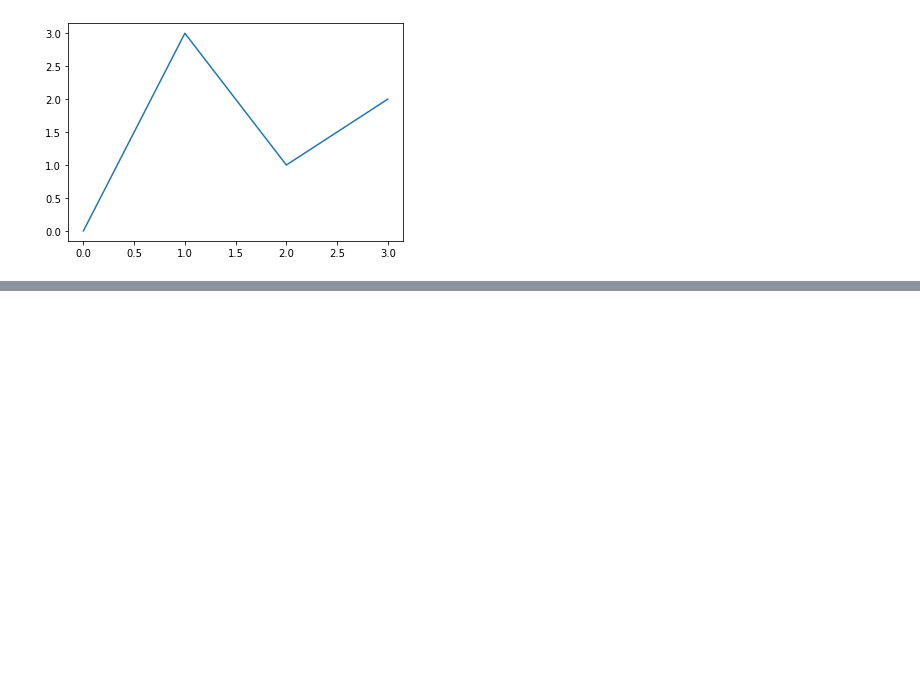
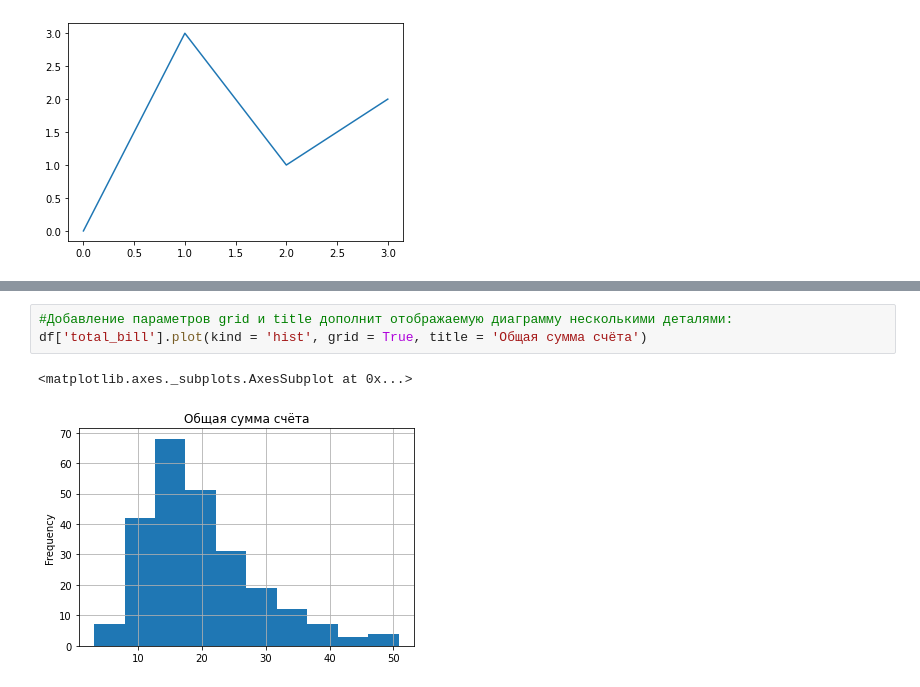
Before and after one commit to tempcat07/numpy, a Jupyter notebook: mynump.ipynb, the cells around one changed output, grey strips where cells are left out. Drawn from its saved outputs; the diff is of its cells as text; blank space fills up the shorter version.

```diff
--- a/mynump.ipynb
+++ b/mynump.ipynb
@@ -854,0 +934,6 @@ plt.plot([0, 1, 2, 3], [0, 3, 1, 2])
+# %%
+#Добавление параметров grid и title дополнит отображаемую диаграмму несколькими деталями:
+df['total_bill'].plot(kind = 'hist', grid = True, title = 'Общая сумма счёта')
+# %% [output]
+<matplotlib.axes._subplots.AxesSubplot at 0x...>
+[figure, added]
```
Also changed, not shown: parts of 33 cells of this notebook.
